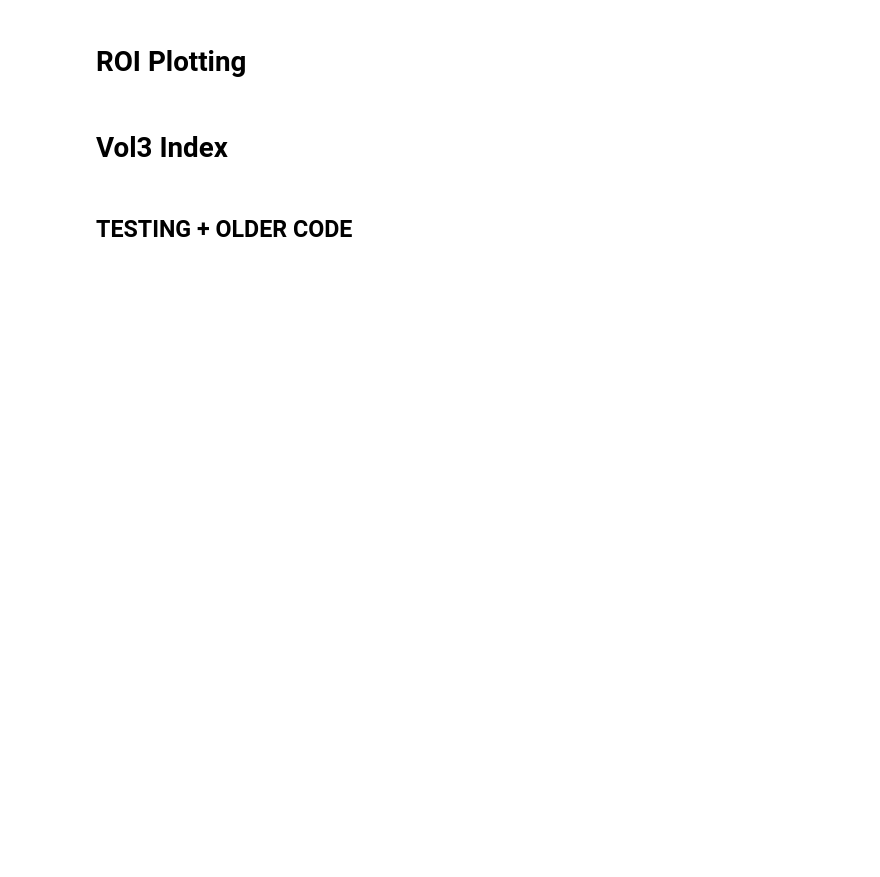
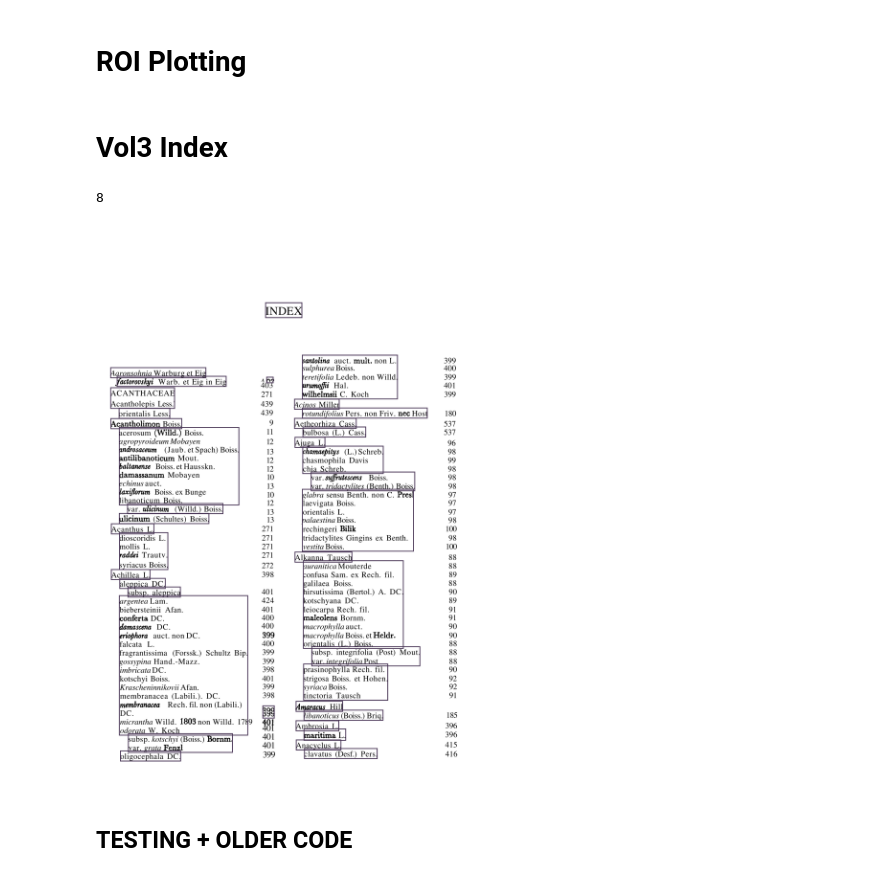
Before and after one commit to shidedh/extract_flora, a Jupyter notebook: code/old_infra.ipynb, the cells around one changed output. Cells and saved outputs as stored; diff of their text form; code cells hidden in the pictures; blank space fills up the shorter version.

Commit message:
preprocessing dataframe -- doesn't work rn

```diff
--- a/code/old_infra.ipynb
+++ b/code/old_infra.ipynb
@@ -93,0 +152,17 @@ indent_err = 15
+# %%
+genus = np.NaN
+result_ims = []
+df_list = []
+pruned_list = []
+
+for page_num in tqdm(index):
+    page_df, pruned_df, indent_group = preprocessing(page_num)
+    df_list.append(page_df)
+    pruned_list.append(pruned_df)
+
+    break
+#result_ims[0].save('../output/index/PDF/vol3_withSub_ROIV2.pdf',save_all=True, append_images=result_ims[1:])
+# %%
+len(indent_group)
+# %% [output]
+8
@@ -94,3 +174,31 @@ indent_err = 15
+# %%
+genus = np.NaN
+result_ims = []
+df_list = []
+
+i=0
+for page_num in tqdm(index):
+    #page_df = df_list[i]
+    i+=1
+    #get_author(page_df)
+
+    pix_map = doc.get_page_pixmap(page_num,matrix=mat)
+    image = Image.open(io.BytesIO(pix_map.tobytes()))
+    draw = ImageDraw.Draw(image)
+
+    plot_blocks(page_df, draw, w = 4)
+    #plot_epitet_blocks(page_df, draw, w = 3)
+    #plot_author_blocks(page_df, draw, w = 2)
+    #plot_sub_blocks(page_df, draw, w = 1)
+
+    #df_list.append(page_df)
+    result_ims.append(image)
+    break
+#result_ims[0].save('../output/index/PDF/vol3_withSub_ROIV2.pdf',save_all=True, append_images=result_ims[1:])
+# %%
+image
+# %% [output]
+[figure, added]
 # %%
 def process_df(page_num, genus = np.NaN, genus_block_no = np.NaN):
     def initiate_groups(row):
```
Also changed, not shown: parts of 10 cells of this notebook, 52 other files.
